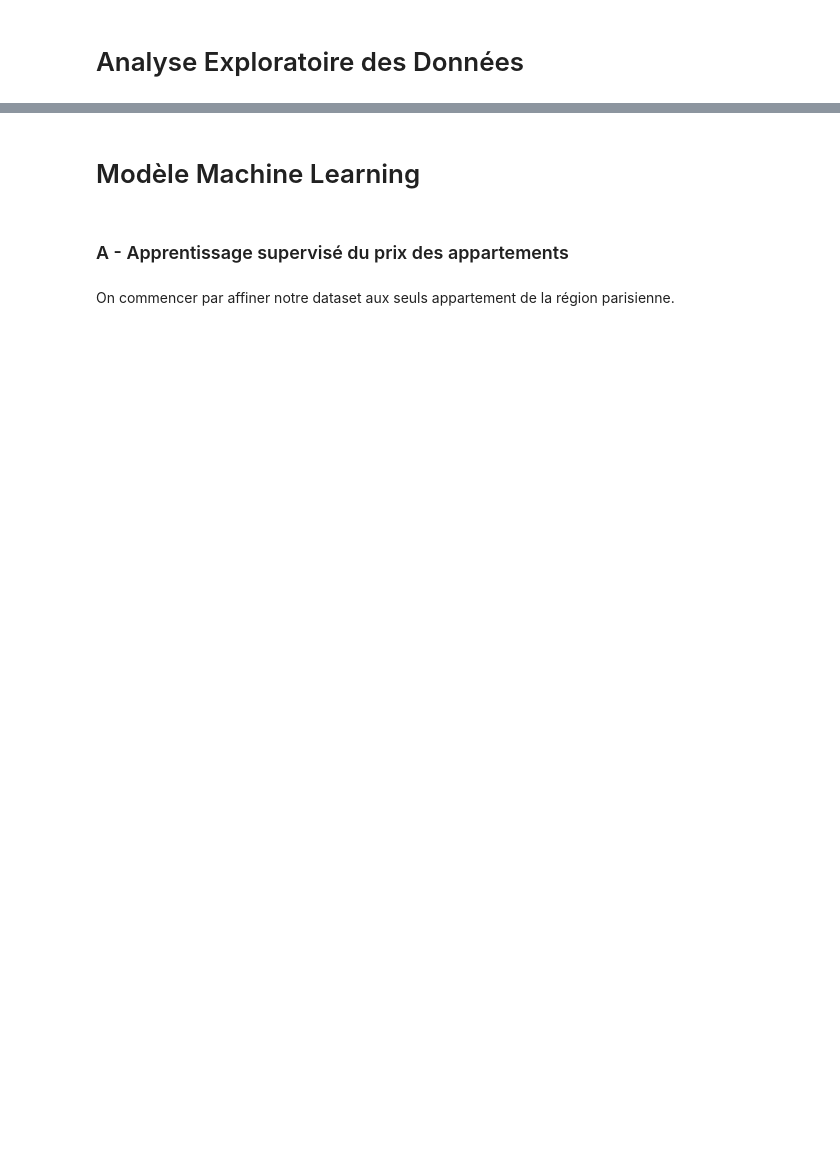
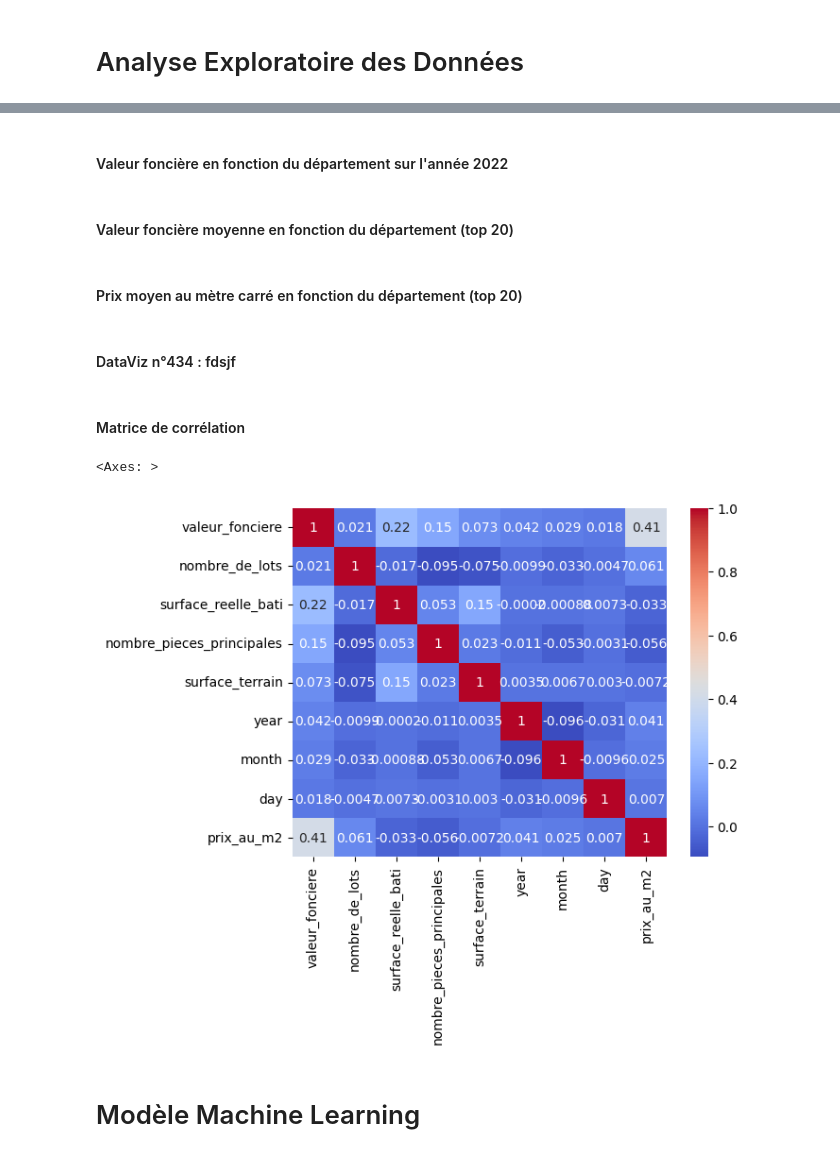
Before and after one commit to wandrilledioubate/Projet-DVF, a Jupyter notebook: projet.ipynb, the cells around one changed output, grey strips where cells are left out. Cells and saved outputs as stored; diff of their text form; code cells hidden in the pictures; blank space fills up the shorter version.

```diff
--- a/projet.ipynb
+++ b/projet.ipynb
@@ -192,0 +328,6 @@ Taille de l'ensemble de test : 111564
+# %%
+df_combined = pd.concat([df_2018, df_2022])
+df_combined = df_combined.reset_index(drop=True)
+# %%
+df_combined['code_departement'] = df_combined['code_departement'].replace('2A', '211')
+df_combined['code_departement'] = df_combined['code_departement'].replace('2B', '222')
@@ -196,0 +431,2 @@ ijdqjodiaz
+# %% [markdown]
+#### Valeur foncière en fonction du département sur l'année 2022
@@ -196,0 +446,2 @@ ijdqjodiaz
+# %% [markdown]
+#### Valeur foncière moyenne en fonction du département (top 20)
@@ -196,0 +461,2 @@ ijdqjodiaz
+# %% [markdown]
+#### Prix moyen au mètre carré en fonction du département (top 20)
@@ -196,0 +475,2 @@ ijdqjodiaz
+# %% [markdown]
+#### DataViz n°434 : fdsjf
@@ -197,6 +482,13 @@ ijdqjodiaz
+# %% [markdown]
+#### Matrice de corrélation
+# %%
+numerical_columns = df_combined.select_dtypes(include=['int', 'float']).columns
+columns_to_exclude = ['code_postal']
+numeric_df = df_combined[numerical_columns].drop(columns=columns_to_exclude)
+correlation_matrix = numeric_df.corr()
+sns.heatmap(correlation_matrix, annot=True, cmap='coolwarm')
+# %% [output]
+<Axes: >
+[figure, added]
 # %% [markdown]
 # Modèle Machine Learning
-# %% [markdown]
-### A - Apprentissage supervisé du prix des appartements
-# %% [markdown]
-On commencer par affiner notre dataset aux seuls appartement de la région parisienne.
```
Also changed, not shown: parts of 86 cells of this notebook, 3 other files.
